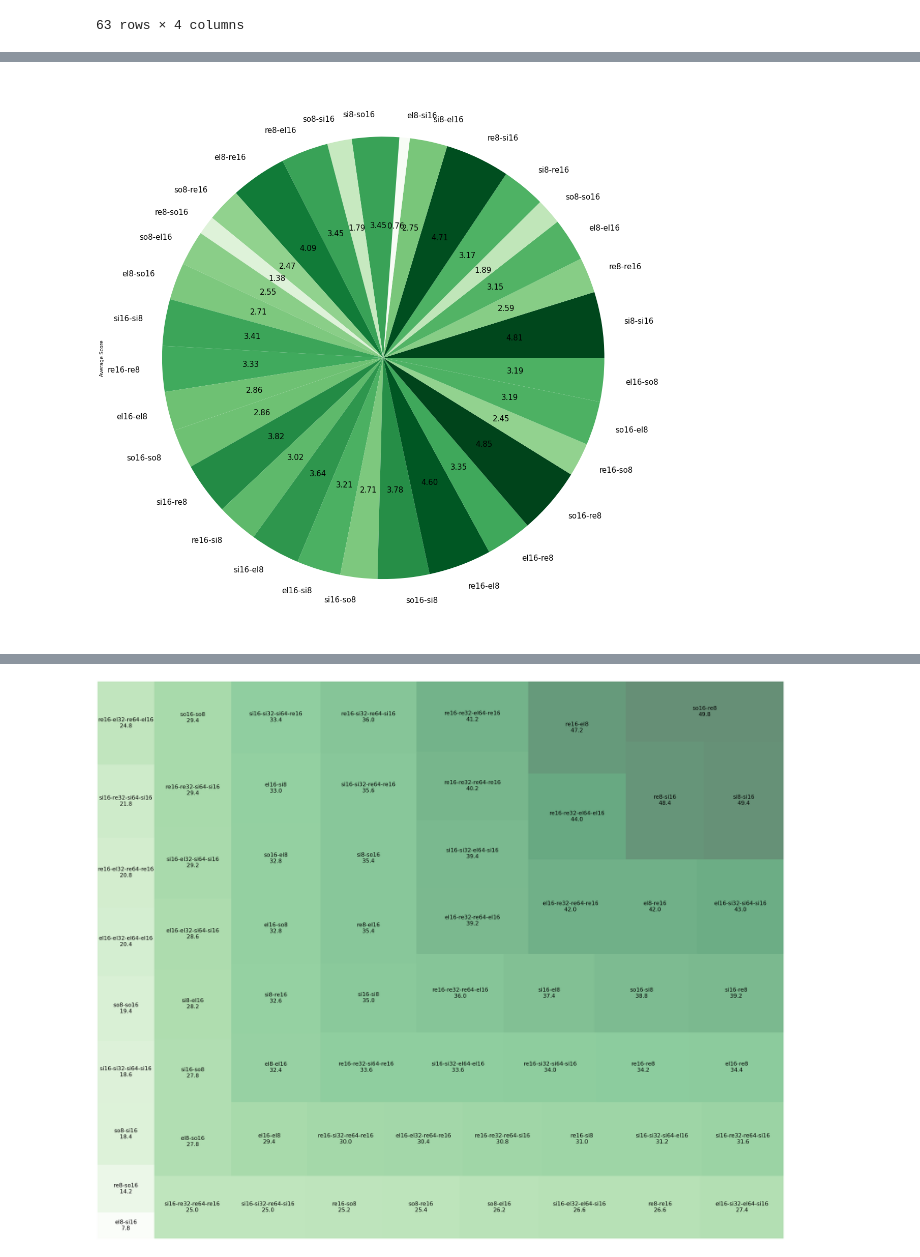
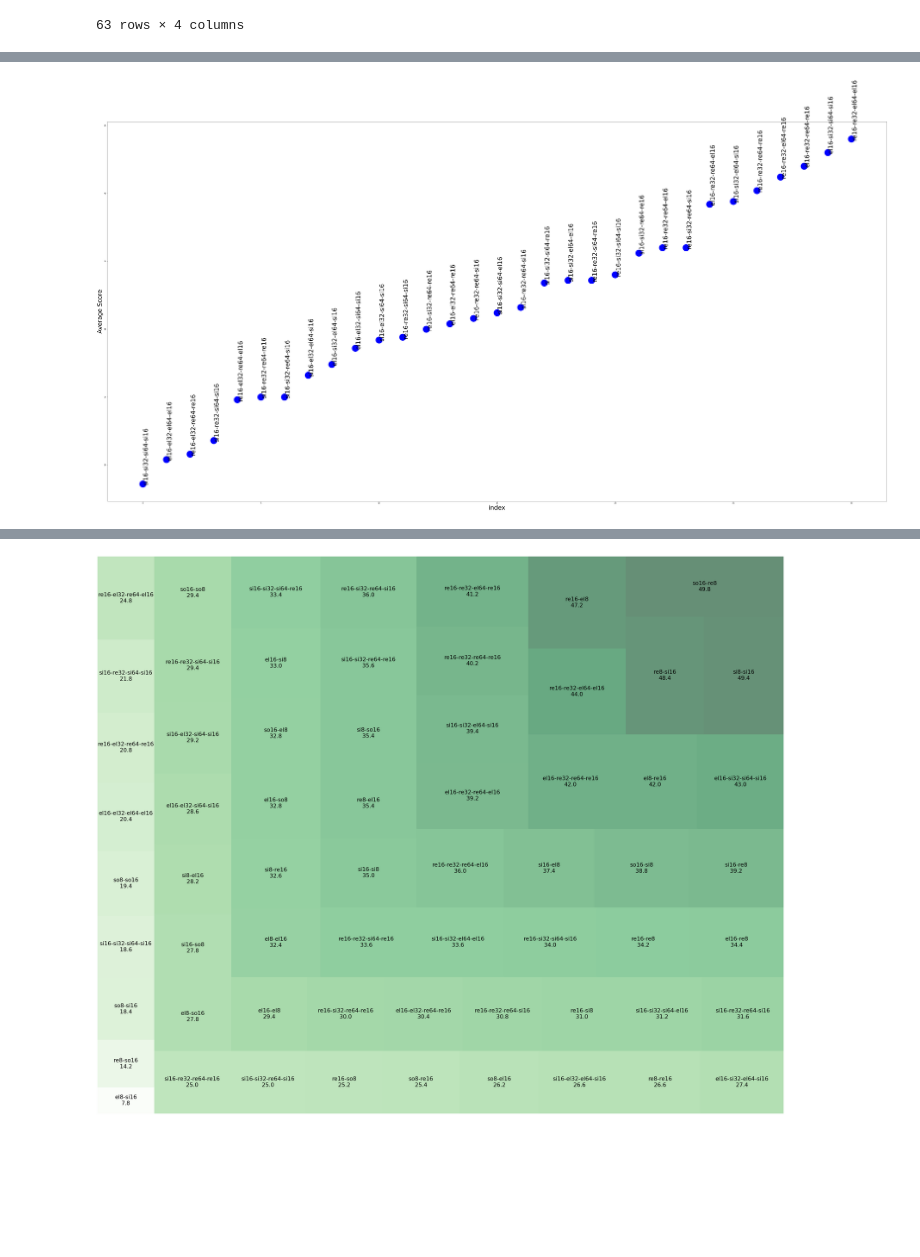
Before and after one commit to hoangphuc05/snake-ai, a Jupyter notebook: display_graph.ipynb, the cells around one changed output, grey strips where cells are left out. Saved outputs shown, nothing was run; the diff lists cells and outputs as text; code cells hidden in the pictures; blank space fills up the shorter version.

```diff
--- a/display_graph.ipynb
+++ b/display_graph.ipynb
@@ -136,15 +137,18 @@ for i, label in enumerate(label_l2):
-# %%
-norm = matplotlib.colors.Normalize(vmin=min(Y2_l2), vmax=max(Y2_l2))
-colors_l2= [matplotlib.cm.Greens(norm(value)) for value in Y2_l2]
-l2df['Average Score'].plot.pie(
-    labels=label_l2,
-    colors=colors_l2,
-    autopct="%.2f",
-    fontsize=15,
-    figsize=(20, 20),
-);
-# %% [output]
-[figure, removed]
+# %%
+X1_l4 = l4df['index'].to_numpy()
+Y2_l4 = l4df['Average Score'].to_numpy()
+label_l4 = l4df['Activation']
+plt.figure(figsize=(80,40))
+plt.scatter(X1_l4,Y2_l4, s=1500, color='blue')
+# # initializing x and y labels
+plt.xlabel('index', fontsize = 35)
+plt.ylabel('Average Score', fontsize = 35)
+for i, label in enumerate(label_l4):
+    plt.annotate(label,(X1_l4[i],Y2_l4[i]), fontsize = 35, rotation=90)
+plt.savefig('./saved-plots/l4plot.jpg',bbox_inches='tight')
+plt.show()
+# %% [output]
+[figure, added]
 # %%
 X = sortedDFrame['index'].to_numpy()
 Y = sortedDFrame['Average Score'].to_numpy()
```
Also changed, not shown: parts of 5 cells of this notebook, 3 other files.
